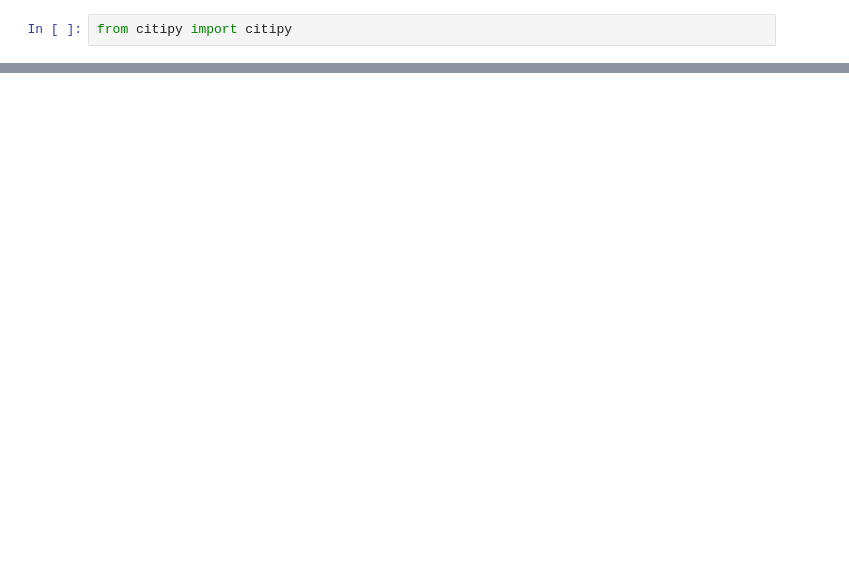
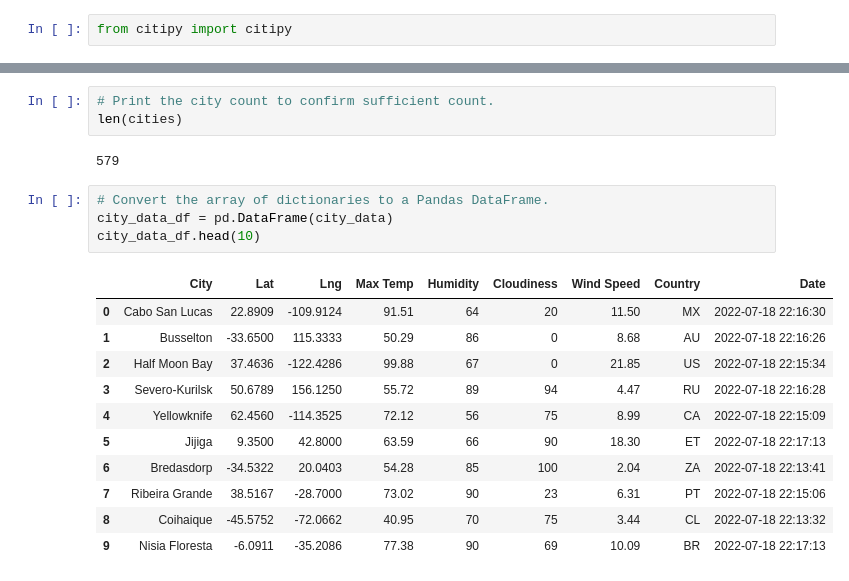
Before and after one commit to cpstell/World_Weather_Analysis, a Jupyter notebook: WeatherPy.ipynb, the cells around one changed output, grey strips where cells are left out. Saved outputs shown, nothing was run; the diff lists cells and outputs as text; blank space fills up the shorter version.

```diff
--- a/WeatherPy.ipynb
+++ b/WeatherPy.ipynb
@@ -80,0 +176,21 @@ len(cities)
+# %%
+# Print the city count to confirm sufficient count.
+len(cities)
+# %% [output]
+579
+# %%
+# Convert the array of dictionaries to a Pandas DataFrame.
+city_data_df = pd.DataFrame(city_data)
+city_data_df.head(10)
+# %% [output]
+|  | City | Lat | Lng | Max Temp | Humidity | Cloudiness | Wind Speed | Country | Date |
+| 0 | Cabo San Lucas | 22.8909 | -109.9124 | 91.51 | 64 | 20 | 11.50 | MX | 2022-07-18 22:16:30 |
+| 1 | Busselton | -33.6500 | 115.3333 | 50.29 | 86 | 0 | 8.68 | AU | 2022-07-18 22:16:26 |
+| 2 | Half Moon Bay | 37.4636 | -122.4286 | 99.88 | 67 | 0 | 21.85 | US | 2022-07-18 22:15:34 |
+| 3 | Severo-Kurilsk | 50.6789 | 156.1250 | 55.72 | 89 | 94 | 4.47 | RU | 2022-07-18 22:16:28 |
+| 4 | Yellowknife | 62.4560 | -114.3525 | 72.12 | 56 | 75 | 8.99 | CA | 2022-07-18 22:15:09 |
+| 5 | Jijiga | 9.3500 | 42.8000 | 63.59 | 66 | 90 | 18.30 | ET | 2022-07-18 22:17:13 |
+| 6 | Bredasdorp | -34.5322 | 20.0403 | 54.28 | 85 | 100 | 2.04 | ZA | 2022-07-18 22:13:41 |
+| 7 | Ribeira Grande | 38.5167 | -28.7000 | 73.02 | 90 | 23 | 6.31 | PT | 2022-07-18 22:15:06 |
+| 8 | Coihaique | -45.5752 | -72.0662 | 40.95 | 70 | 75 | 3.44 | CL | 2022-07-18 22:13:32 |
+| 9 | Nisia Floresta | -6.0911 | -35.2086 | 77.38 | 90 | 69 | 10.09 | BR | 2022-07-18 22:17:13 |
```
Also changed, not shown: parts of 10 cells of this notebook, 3 other files.
